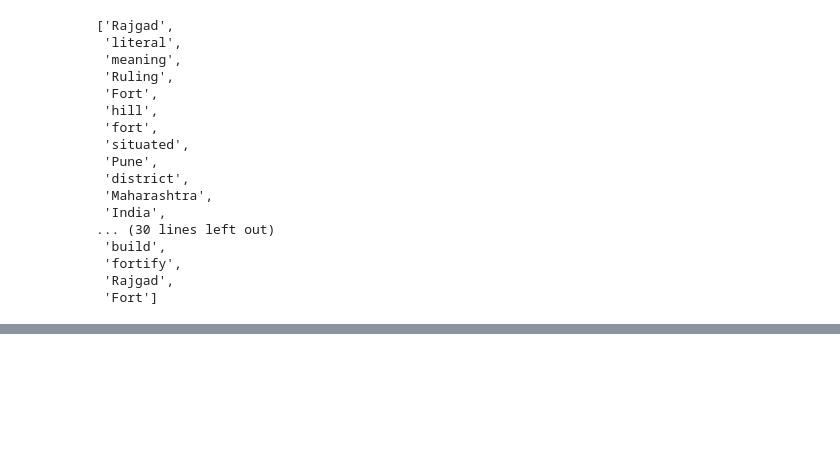
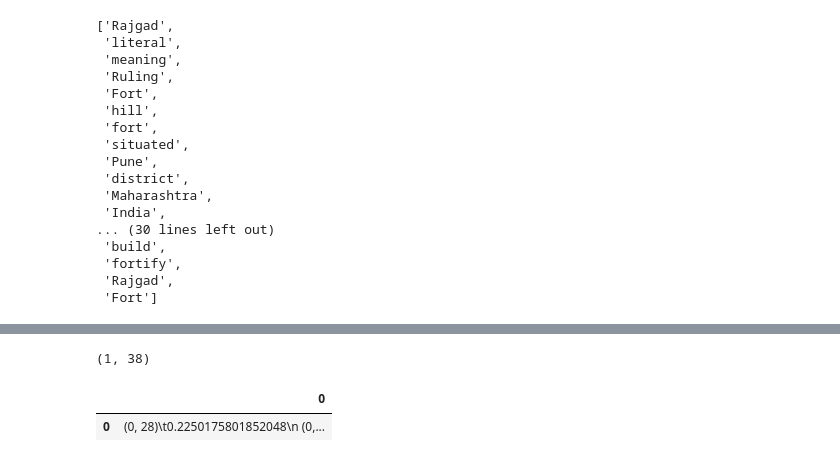
Before and after one commit to DJ-BoT07/DSBDAL, a Jupyter notebook: Assignment 7/Dummy.ipynb, the cells around one changed output, grey strips where cells are left out. Drawn from its saved outputs; the diff is of its cells as text; code cells hidden in the pictures; blank space fills up the shorter version.

```diff
--- a/Assignment 7/Dummy.ipynb
+++ b/Assignment 7/Dummy.ipynb
@@ -176,0 +199,11 @@ tf = vectorizer.fit_transform(corpp)
+# %%
+tf.shape
+# %% [output]
+(1, 38)
+# %%
+import pandas as pd
+df = pd.DataFrame(tf)
+df
+# %% [output]
+|  | 0 |
+| 0 | (0, 28)\t0.2250175801852048\n (0,... |
```
Also changed, not shown: parts of 2 cells of this notebook, 5 other files.
